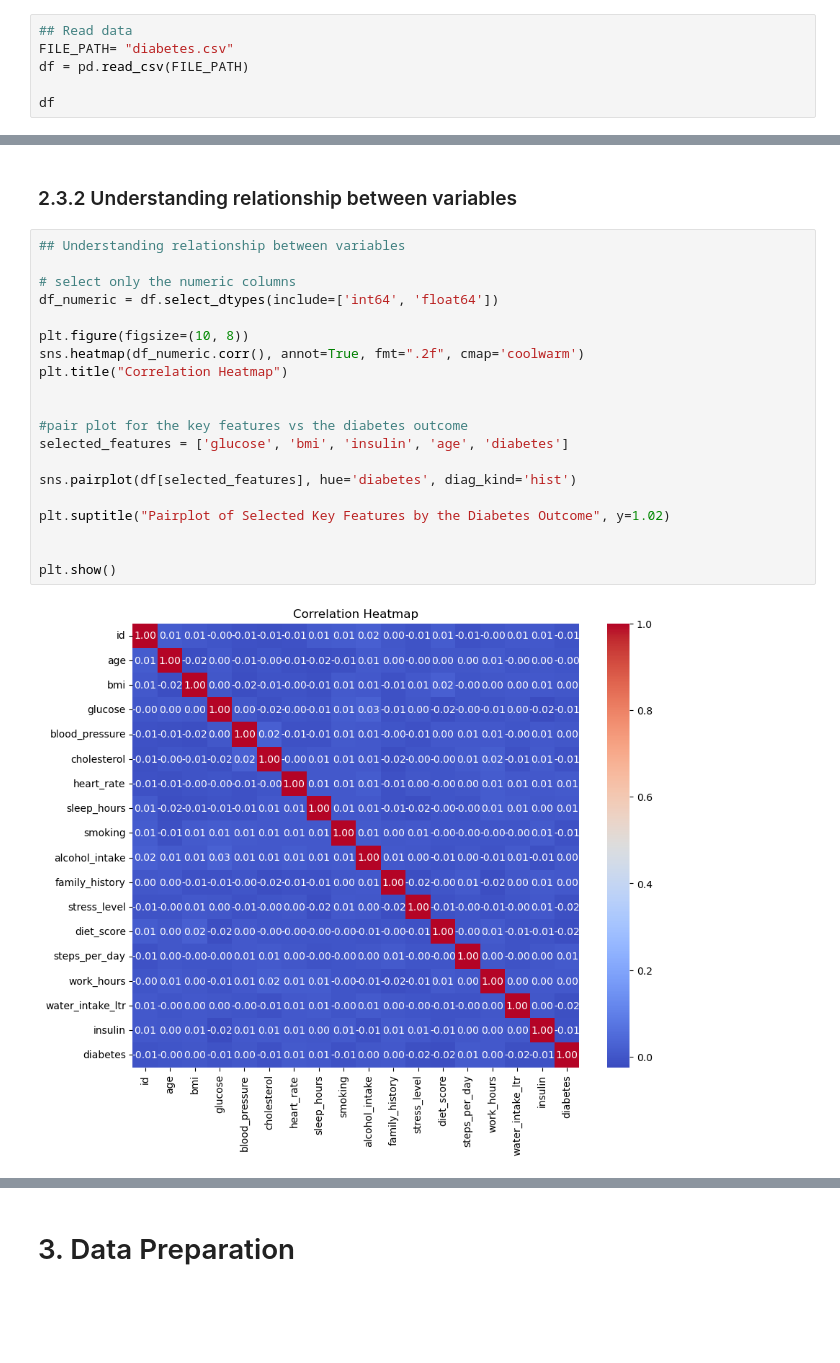
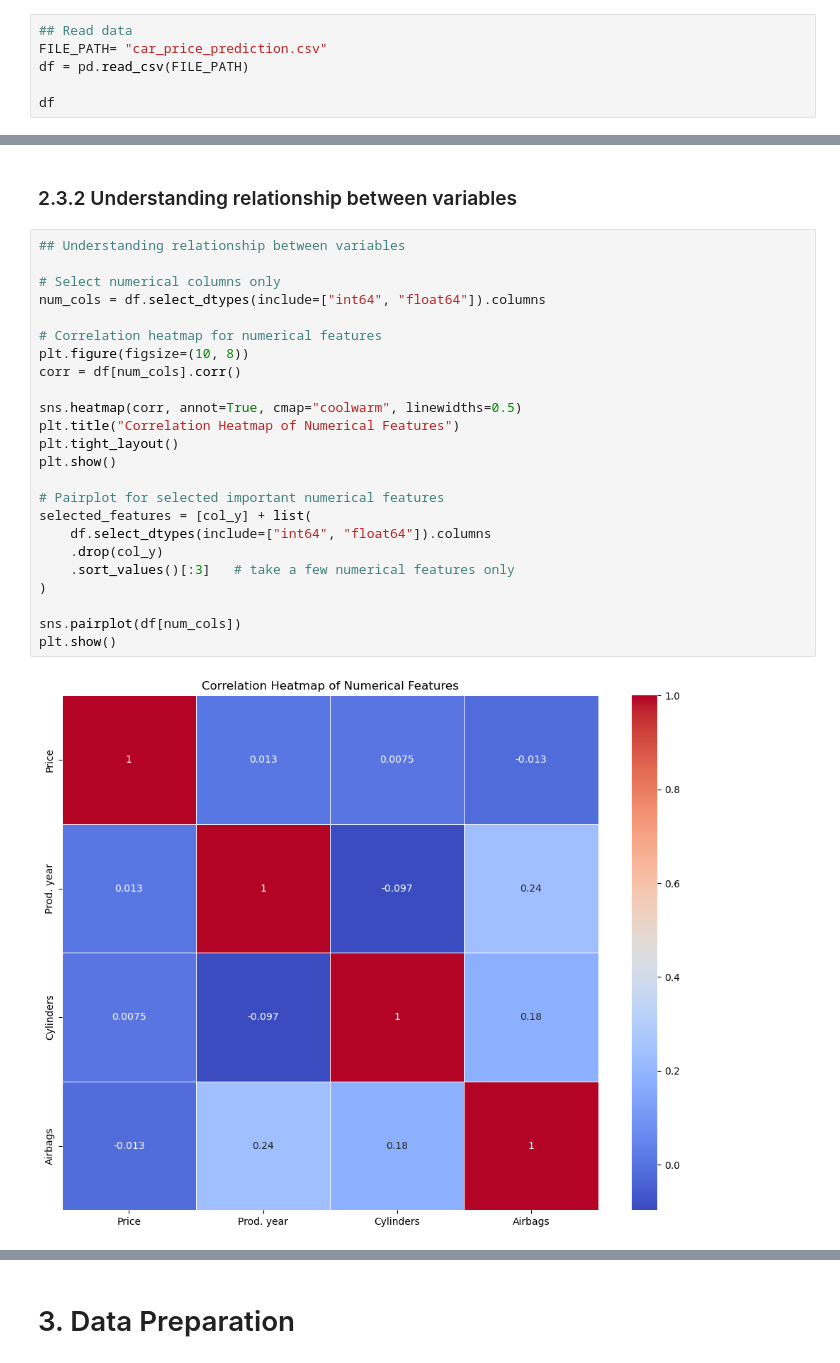
Before and after one commit to jerri210/mldp-project, a Jupyter notebook: MLDP Program Codes Submission Template.ipynb, the cells around one changed output, grey strips where cells are left out. Cells and saved outputs as stored; diff of their text form; blank space fills up the shorter version.

```diff
--- a/MLDP Program Codes Submission Template.ipynb
+++ b/MLDP Program Codes Submission Template.ipynb
@@ -48,7 +53,7 @@ The solution is aimed to spot early detection of diabetes, allowing healthcare p
 ## 2.1 Load dataset
 # %%
 ## Read data
-FILE_PATH= "diabetes.csv"
+FILE_PATH= "car_price_prediction.csv"
 df = pd.read_csv(FILE_PATH)
 
 df
@@ -174,22 +231,26 @@ plt.show()
 # %%
 ## Understanding relationship between variables
 
-# select only the numeric columns
-df_numeric = df.select_dtypes(include=['int64', 'float64'])
+# Select numerical columns only
+num_cols = df.select_dtypes(include=["int64", "float64"]).columns
 
+# Correlation heatmap for numerical features
 plt.figure(figsize=(10, 8))
-sns.heatmap(df_numeric.corr(), annot=True, fmt=".2f", cmap='coolwarm')
-plt.title("Correlation Heatmap")
+corr = df[num_cols].corr()
 
+sns.heatmap(corr, annot=True, cmap="coolwarm", linewidths=0.5)
+plt.title("Correlation Heatmap of Numerical Features")
+plt.tight_layout()
+plt.show()
 
-#pair plot for the key features vs the diabetes outcome
-selected_features = ['glucose', 'bmi', 'insulin', 'age', 'diabetes']
+# Pairplot for selected important numerical features
+selected_features = [col_y] + list(
+    df.select_dtypes(include=["int64", "float64"]).columns
+    .drop(col_y)
+    .sort_values()[:3]   # take a few numerical features only
+)
 
-sns.pairplot(df[selected_features], hue='diabetes', diag_kind='hist')
-
-plt.suptitle("Pairplot of Selected Key Features by the Diabetes Outcome", y=1.02)
-
-
+sns.pairplot(df[num_cols])
 plt.show()
 # %% [output]
-[figure, old version]
+[figure, new version]
```
Also changed, not shown: parts of 26 cells of this notebook, 5 other files.
